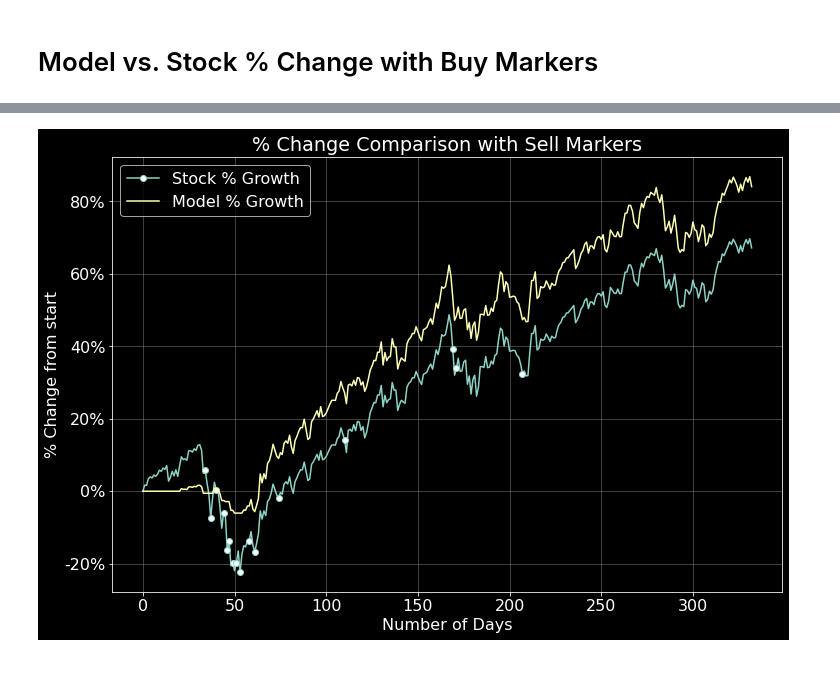
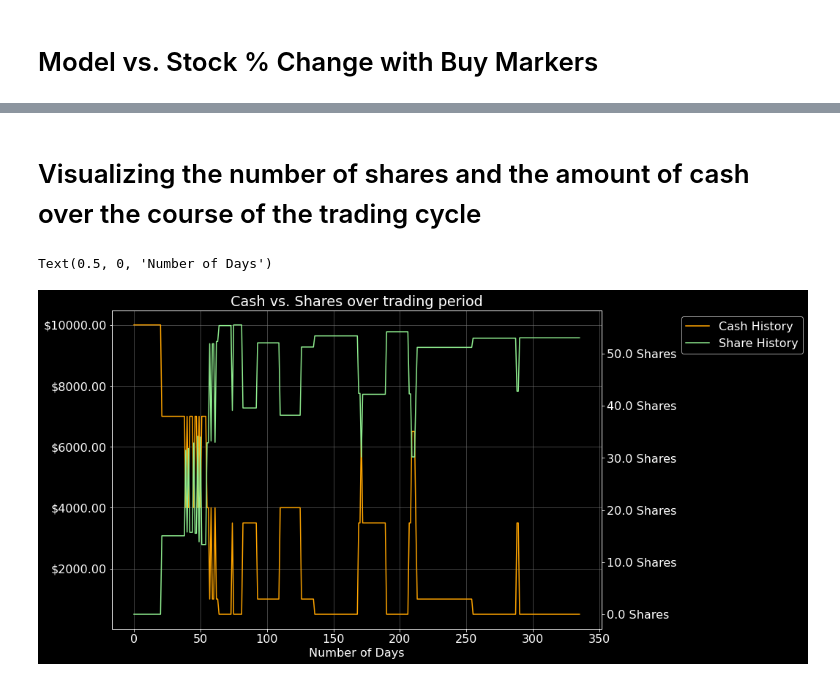
Before and after one commit to Olivia-Feldman/DLStockPrectionCNNModel-, a Jupyter notebook: sources/stock_predictor_CNN+LSTM.ipynb, the cells around one changed output, grey strips where cells are left out. Saved outputs shown, nothing was run; the diff lists cells and outputs as text; code cells hidden in the pictures.

```diff
--- a/sources/stock_predictor_CNN+LSTM.ipynb
+++ b/sources/stock_predictor_CNN+LSTM.ipynb
@@ -458,4 +479,26 @@ Model vs. Stock % Change with Sell Markers
-# %%
-marker_visualization(markers=sell_points, title='% Change Comparison with Sell Markers')
-# %% [output]
-[figure, removed]
+# %% [markdown]
+# Visualizing the number of shares and the amount of cash over the course of the trading cycle
+# %%
+fig, (ax) = plt.subplots(1, 1, sharex=True)
+
+line_1 = ax.plot(cash_hist, color='orange', label='Cash History')
+vals = ax.get_yticks()
+ax.set_yticklabels(['${:1.2f}'.format(x) for x in vals])
+ax.xaxis.grid(True, which='minor', linestyle='-', linewidth=0.25)
+ax.set_axisbelow(True)
+ax.grid(linestyle='-', linewidth='0.5', color='gray')
+
+ax2 = ax.twinx()      # Add a secondary axis
+line_2 = ax2.plot(share_hist, color='lightgreen', label='Share History')
+vals = ax2.get_yticks()
+ax2.set_yticklabels(['{:1.1f} Shares'.format(x) for x in vals])
+
+lns = line_1 + line_2
+labs = [l.get_label() for l in lns]
+
+ax.legend(lns, labs, bbox_to_anchor=(1.15, 1), loc='upper left')
+ax.set_title("Cash vs. Shares over trading period")
+ax.set_xlabel('Number of Days')
+# %% [output]
+Text(0.5, 0, 'Number of Days')
+[figure, added]
```
Also changed, not shown: parts of 24 cells of this notebook.
